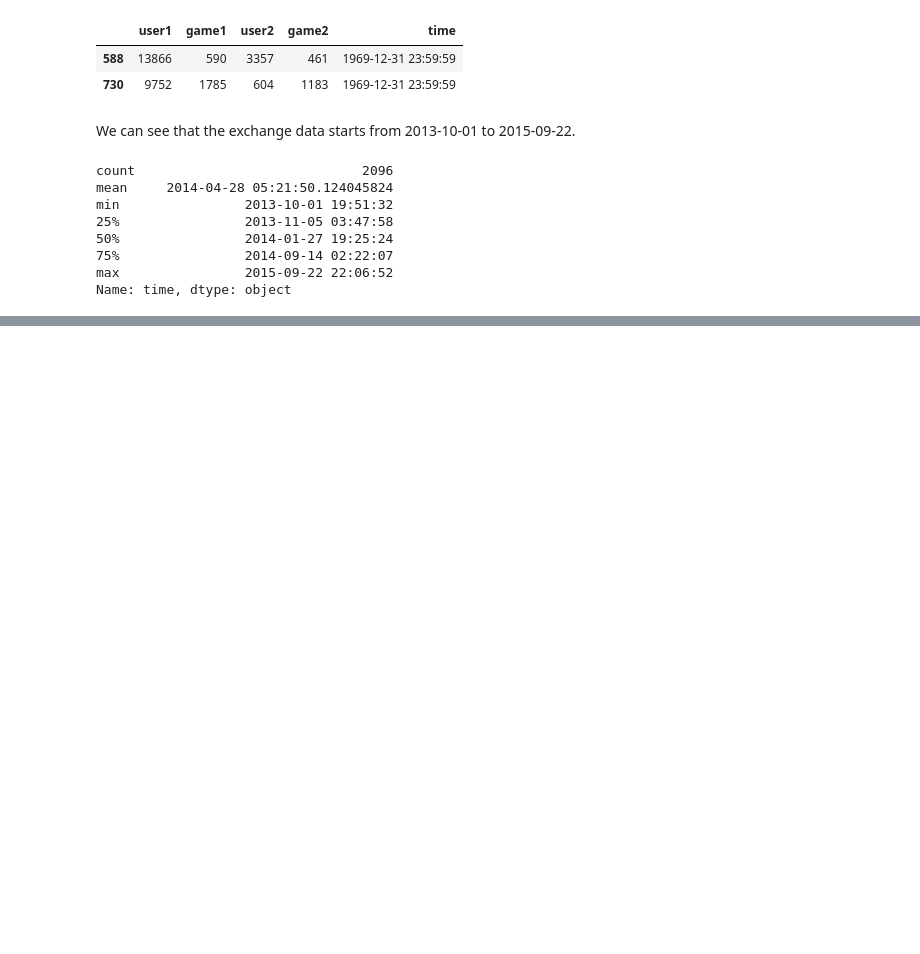
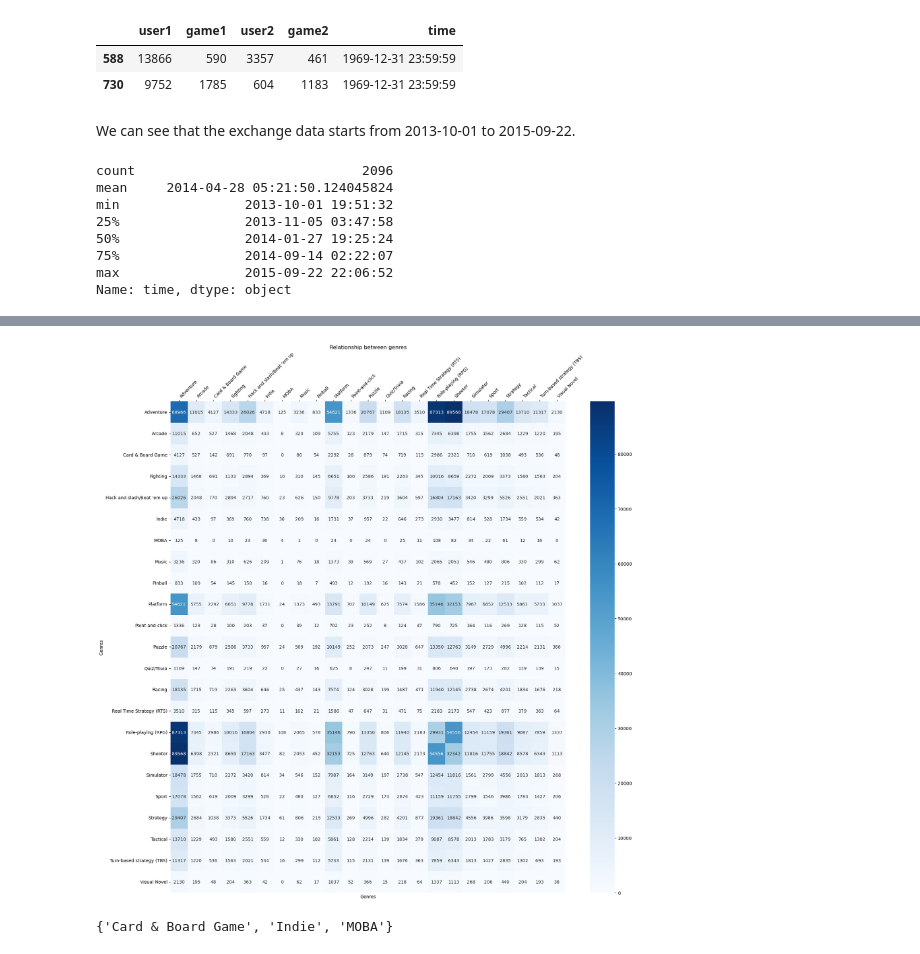
Before and after one commit to Jinyi-Liu/BZAN643-Project, a Jupyter notebook: 03_Exchange_Pattern.ipynb, the cells around one changed output, grey strips where cells are left out. Cells and saved outputs as stored; diff of their text form; code cells hidden in the pictures; blank space fills up the shorter version.

```diff
--- a/03_Exchange_Pattern.ipynb
+++ b/03_Exchange_Pattern.ipynb
@@ -76,0 +80,5 @@ relationship_explode = relationship_explode.groupby(['genres', 'genres_2']).sum(
+# %%
+# Outer join have and wish on user
+have_wish = have.merge(wish, on='user', how='outer', suffixes=['1','2']).astype('Int64')
+display(have_wish.head(10))
+print(have_wish.shape)
@@ -76,0 +91,4 @@ relationship_explode = relationship_explode.groupby(['genres', 'genres_2']).sum(
+# %%
+have_wish_cleaned = have_wish.dropna()
+# %%
+have_wish_relationship = get_relationship(have_wish_cleaned, games_genres)
@@ -124,0 +174,4 @@ plt.show()
+# %%
+plot_relationship(have_wish_relationship, 'have_wish')
+# %% [output]
+[figure, added]
@@ -124,0 +206,5 @@ plt.show()
+# %%
+ # Games only in have_wish but not in confirmed exchange.
+ set(genres_have_wish) - set(genres_confirmed)
+# %% [output]
+{'Card & Board Game', 'Indie', 'MOBA'}
```
Also changed, not shown: parts of 12 cells of this notebook, 6 other files.
